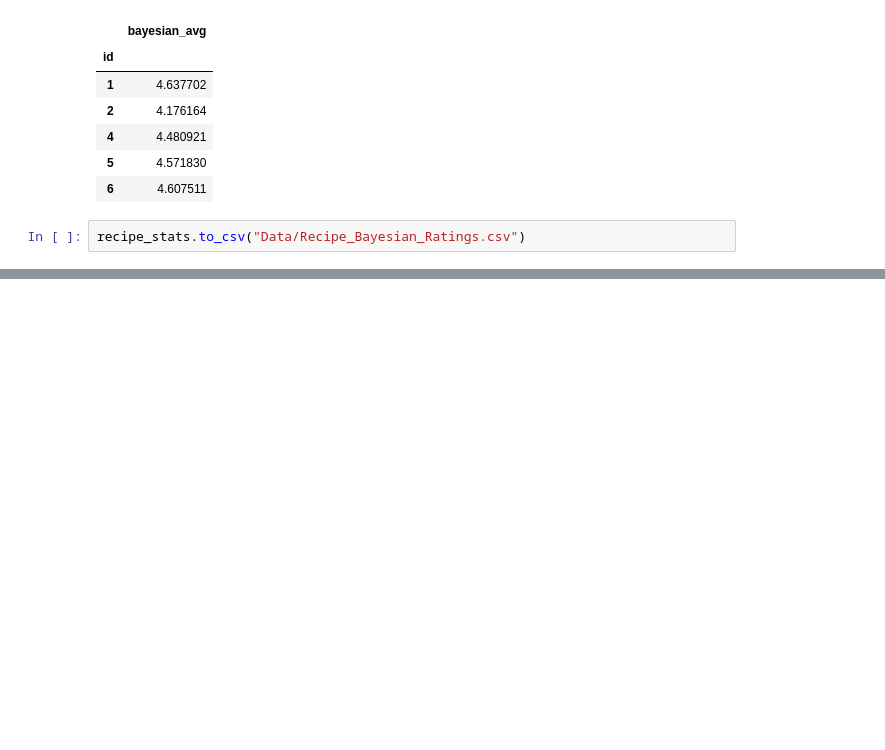
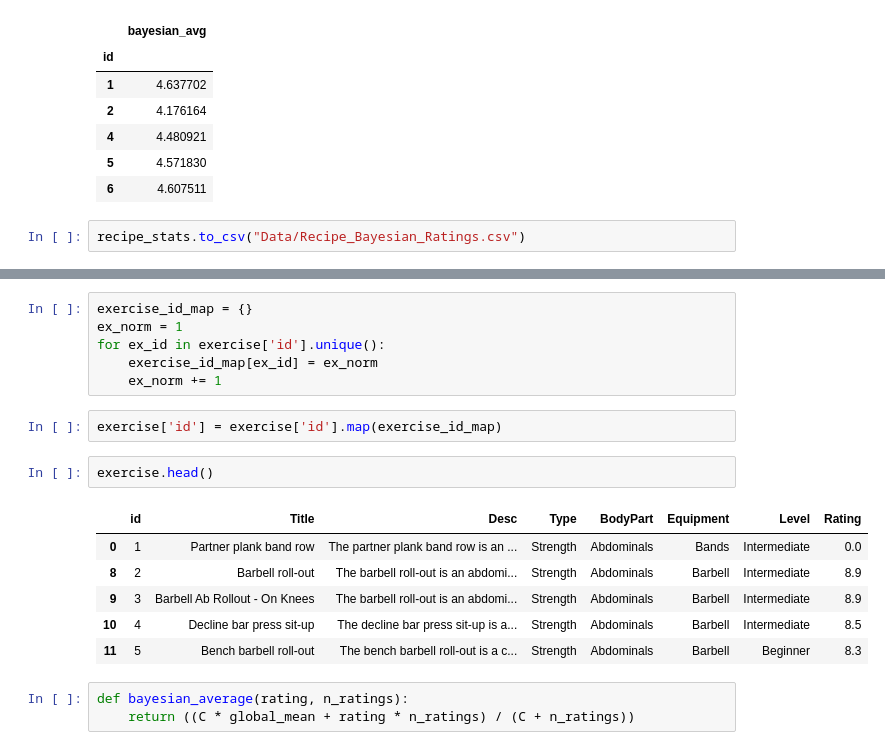
Before and after one commit to SmartShop-Smart-Grocery-List/Smartshop-FlaskAPI, a Jupyter notebook: Data_Cleaning.ipynb, the cells around one changed output, grey strips where cells are left out. Cells and saved outputs as stored; diff of their text form; blank space fills up the shorter version.

```diff
--- a/Data_Cleaning.ipynb
+++ b/Data_Cleaning.ipynb
@@ -268,3 +269,23 @@ excercise.head()
 | 9 | 9 | Barbell Ab Rollout - On Knees | The barbell roll-out is an abdomi... | Strength | Abdominals | Barbell | Intermediate | 8.9 |
 | 10 | 10 | Decline bar press sit-up | The decline bar press sit-up is a... | Strength | Abdominals | Barbell | Intermediate | 8.5 |
 | 11 | 11 | Bench barbell roll-out | The bench barbell roll-out is a c... | Strength | Abdominals | Barbell | Beginner | 8.3 |
+# %%
+exercise_id_map = {}
+ex_norm = 1
+for ex_id in exercise['id'].unique():
+    exercise_id_map[ex_id] = ex_norm
+    ex_norm += 1
+# %%
+exercise['id'] = exercise['id'].map(exercise_id_map)
+# %%
+exercise.head()
+# %% [output]
+|  | id | Title | Desc | Type | BodyPart | Equipment | Level | Rating |
+| 0 | 1 | Partner plank band row | The partner plank band row is an ... | Strength | Abdominals | Bands | Intermediate | 0.0 |
+| 8 | 2 | Barbell roll-out | The barbell roll-out is an abdomi... | Strength | Abdominals | Barbell | Intermediate | 8.9 |
+| 9 | 3 | Barbell Ab Rollout - On Knees | The barbell roll-out is an abdomi... | Strength | Abdominals | Barbell | Intermediate | 8.9 |
+| 10 | 4 | Decline bar press sit-up | The decline bar press sit-up is a... | Strength | Abdominals | Barbell | Intermediate | 8.5 |
+| 11 | 5 | Bench barbell roll-out | The bench barbell roll-out is a c... | Strength | Abdominals | Barbell | Beginner | 8.3 |
+# %%
+def bayesian_average(rating, n_ratings):
+    return ((C * global_mean + rating * n_ratings) / (C + n_ratings))
```
Also changed, not shown: parts of 13 cells of this notebook, 5 other files.
